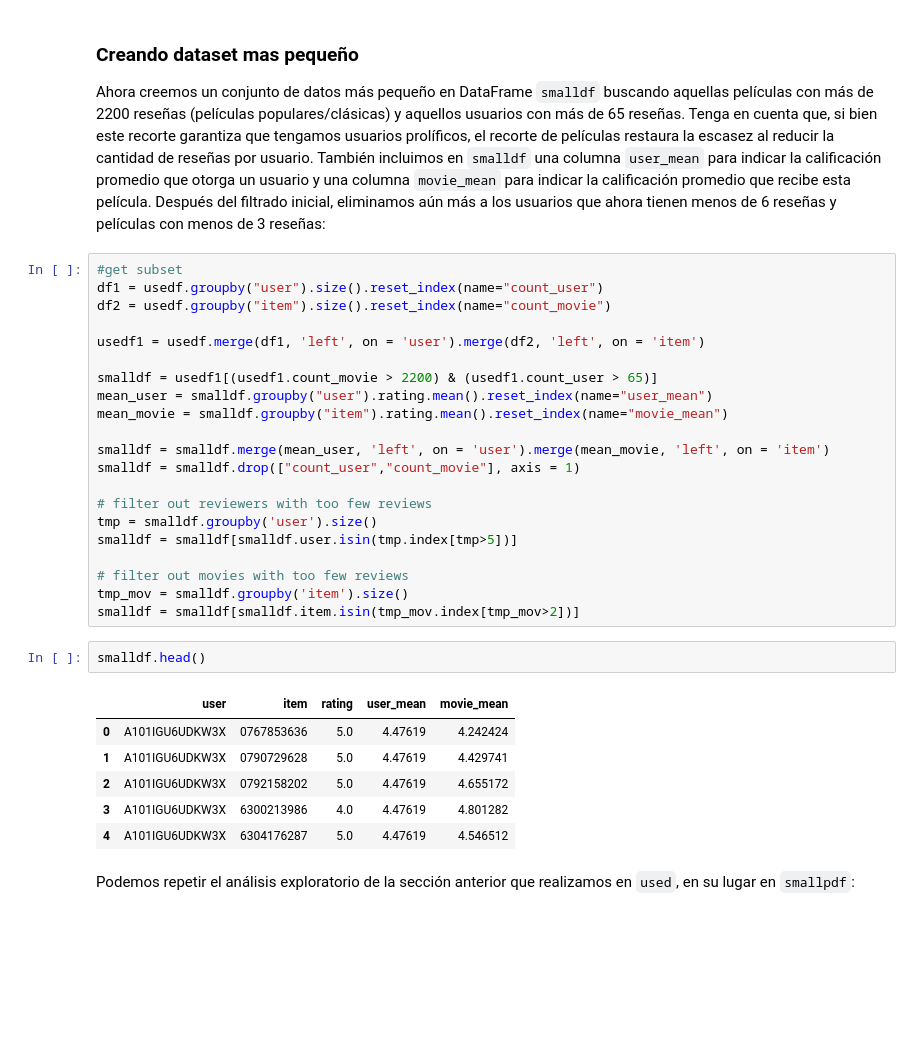
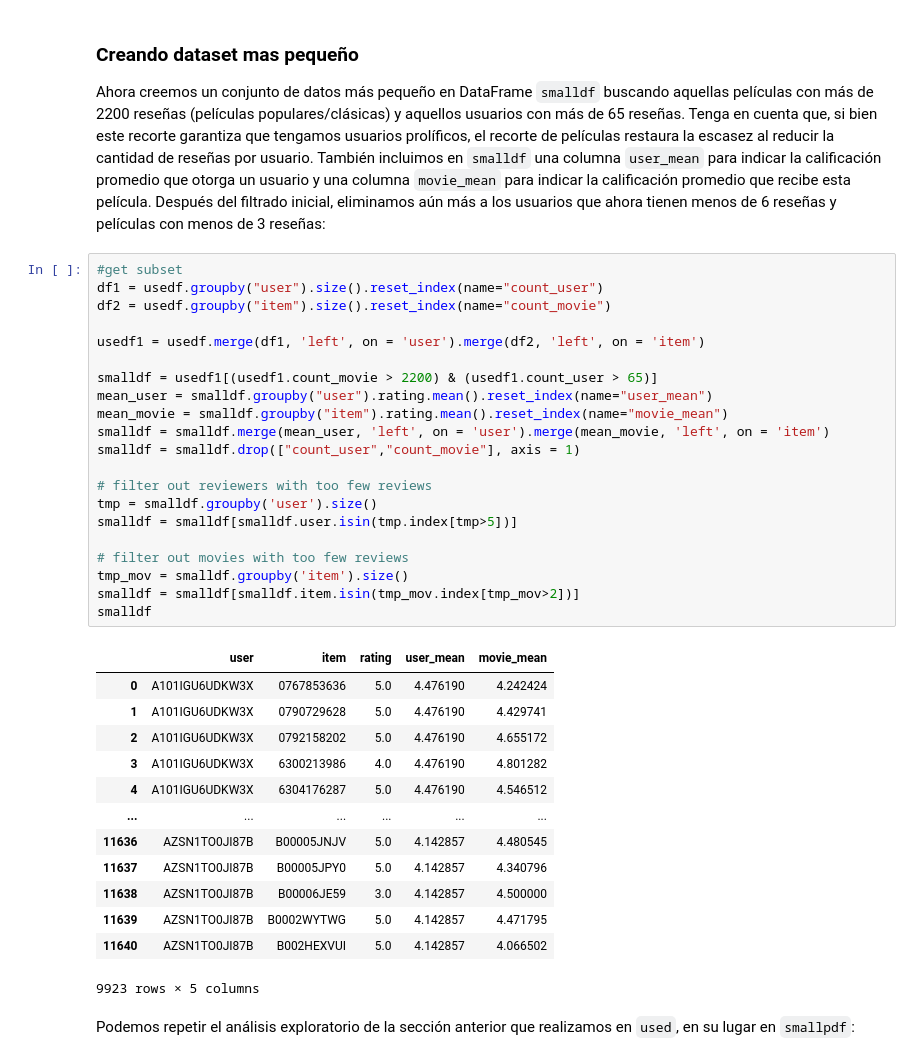
Before and after one commit to dfbustosus/Bootcamp-DS-2024-I, a Jupyter notebook: Clase 27 y 28 - 11 y 13 Jun 2024/Sistema de recomendacion.ipynb, the cells around one changed output. Drawn from its saved outputs; the diff is of its cells as text; blank space fills up the shorter version.

```diff
--- a/Clase 27 y 28 - 11 y 13 Jun 2024/Sistema de recomendacion.ipynb
+++ b/Clase 27 y 28 - 11 y 13 Jun 2024/Sistema de recomendacion.ipynb
@@ -138,33 +150,38 @@ Ahora creemos un conjunto de datos más pequeño en DataFrame `smalldf` buscando
 # %%
 #get subset
 df1 = usedf.groupby("user").size().reset_index(name="count_user")
 df2 = usedf.groupby("item").size().reset_index(name="count_movie")
 
 usedf1 = usedf.merge(df1, 'left', on = 'user').merge(df2, 'left', on = 'item')
 
 smalldf = usedf1[(usedf1.count_movie > 2200) & (usedf1.count_user > 65)]
 mean_user = smalldf.groupby("user").rating.mean().reset_index(name="user_mean")
 mean_movie = smalldf.groupby("item").rating.mean().reset_index(name="movie_mean")
-
 smalldf = smalldf.merge(mean_user, 'left', on = 'user').merge(mean_movie, 'left', on = 'item')
 smalldf = smalldf.drop(["count_user","count_movie"], axis = 1)
 
 # filter out reviewers with too few reviews
 tmp = smalldf.groupby('user').size()
 smalldf = smalldf[smalldf.user.isin(tmp.index[tmp>5])]
 
 # filter out movies with too few reviews
 tmp_mov = smalldf.groupby('item').size()
 smalldf = smalldf[smalldf.item.isin(tmp_mov.index[tmp_mov>2])]
+smalldf
+# %% [output]
+|  | user | item | rating | user_mean | movie_mean |
+| 0 | A101IGU6UDKW3X | 0767853636 | 5.0 | 4.476190 | 4.242424 |
+| 1 | A101IGU6UDKW3X | 0790729628 | 5.0 | 4.476190 | 4.429741 |
+| 2 | A101IGU6UDKW3X | 0792158202 | 5.0 | 4.476190 | 4.655172 |
+| 3 | A101IGU6UDKW3X | 6300213986 | 4.0 | 4.476190 | 4.801282 |
+| 4 | A101IGU6UDKW3X | 6304176287 | 5.0 | 4.476190 | 4.546512 |
+| ... | ... | ... | ... | ... | ... |
+| 11636 | AZSN1TO0JI87B | B00005JNJV | 5.0 | 4.142857 | 4.480545 |
+| 11637 | AZSN1TO0JI87B | B00005JPY0 | 5.0 | 4.142857 | 4.340796 |
+| 11638 | AZSN1TO0JI87B | B00006JE59 | 3.0 | 4.142857 | 4.500000 |
+| 11639 | AZSN1TO0JI87B | B0002WYTWG | 5.0 | 4.142857 | 4.471795 |
+| 11640 | AZSN1TO0JI87B | B002HEXVUI | 5.0 | 4.142857 | 4.066502 |
+9923 rows × 5 columns
-# %%
-smalldf.head()
-# %% [output]
-|  | user | item | rating | user_mean | movie_mean |
-| 0 | A101IGU6UDKW3X | 0767853636 | 5.0 | 4.47619 | 4.242424 |
-| 1 | A101IGU6UDKW3X | 0790729628 | 5.0 | 4.47619 | 4.429741 |
-| 2 | A101IGU6UDKW3X | 0792158202 | 5.0 | 4.47619 | 4.655172 |
-| 3 | A101IGU6UDKW3X | 6300213986 | 4.0 | 4.47619 | 4.801282 |
-| 4 | A101IGU6UDKW3X | 6304176287 | 5.0 | 4.47619 | 4.546512 |
 # %% [markdown]
 Podemos repetir el análisis exploratorio de la sección anterior que realizamos en `used`, en su lugar en `smallpdf`:
 # %%
```
Also changed, not shown: parts of 16 cells of this notebook, 25 other files.
